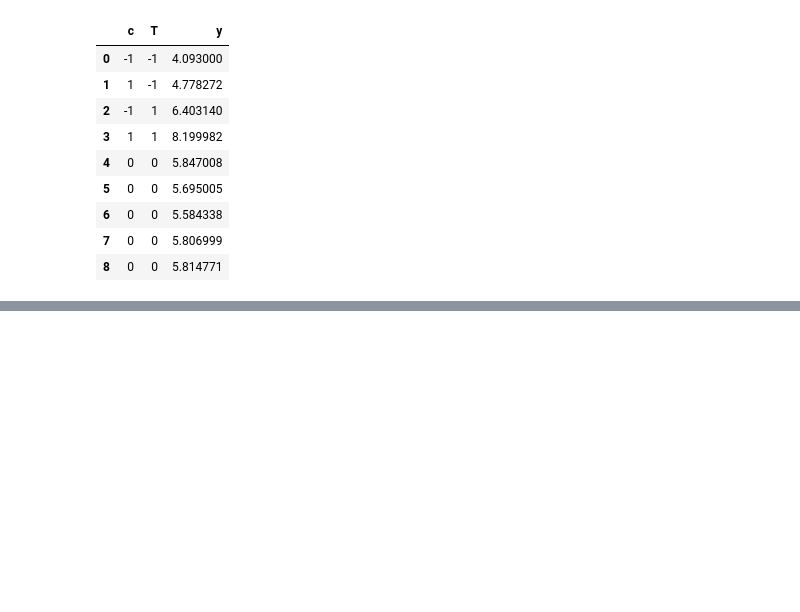
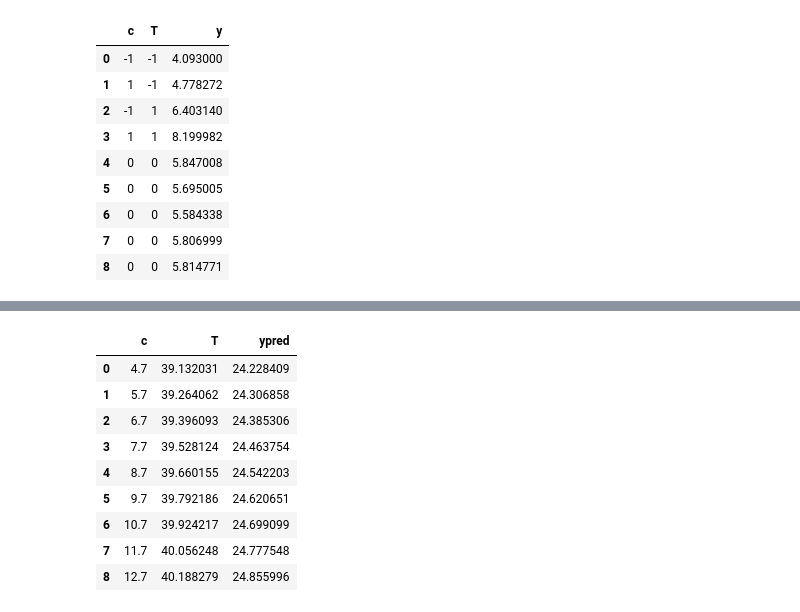
Before and after one commit to oscartq/lab3, a Jupyter notebook: lab3.ipynb, the cells around one changed output, grey strips where cells are left out. Cells and saved outputs as stored; diff of their text form; code cells hidden in the pictures; blank space fills up the shorter version.

```diff
--- a/lab3.ipynb
+++ b/lab3.ipynb
@@ -241,0 +357,16 @@ Name: Temperature, dtype: float64
+# %%
+y = [10.198819978308894,
+10.524033796374926,
+11.039326780371198,
+10.87110871563581,
+13.91363162951745,
+13.92923511074255,
+13.748190855517132,
+13.802006153111138,
+13.806009629601999]
+
+results['y']= y
+
+res1 = smf.ols(formula='y ~ c + T', data=results).fit()
+print(res1.summary())
+res1
@@ -241,0 +392,27 @@ Name: Temperature, dtype: float64
+# %%
+c = 3.70
+T  = 39.0
+Origin = [c,T]
+delta= [1.0, 0.0392/0.2969]
+
+march=[]
+for i in range(0,len(y)):
+    march.append((Origin[0]+(i+1)*delta[0],Origin[1]+(i+1)*delta[1]))
+
+March=pd.DataFrame(march,columns=['c', 'T'])
+ypred=res1.predict(March)
+
+March['ypred']=ypred
+
+March
+# %% [output]
+|  | c | T | ypred |
+| 0 | 4.7 | 39.132031 | 24.228409 |
+| 1 | 5.7 | 39.264062 | 24.306858 |
+| 2 | 6.7 | 39.396093 | 24.385306 |
+| 3 | 7.7 | 39.528124 | 24.463754 |
+| 4 | 8.7 | 39.660155 | 24.542203 |
+| 5 | 9.7 | 39.792186 | 24.620651 |
+| 6 | 10.7 | 39.924217 | 24.699099 |
+| 7 | 11.7 | 40.056248 | 24.777548 |
+| 8 | 12.7 | 40.188279 | 24.855996 |
```
Also changed, not shown: parts of 22 cells of this notebook, 1 other file.
